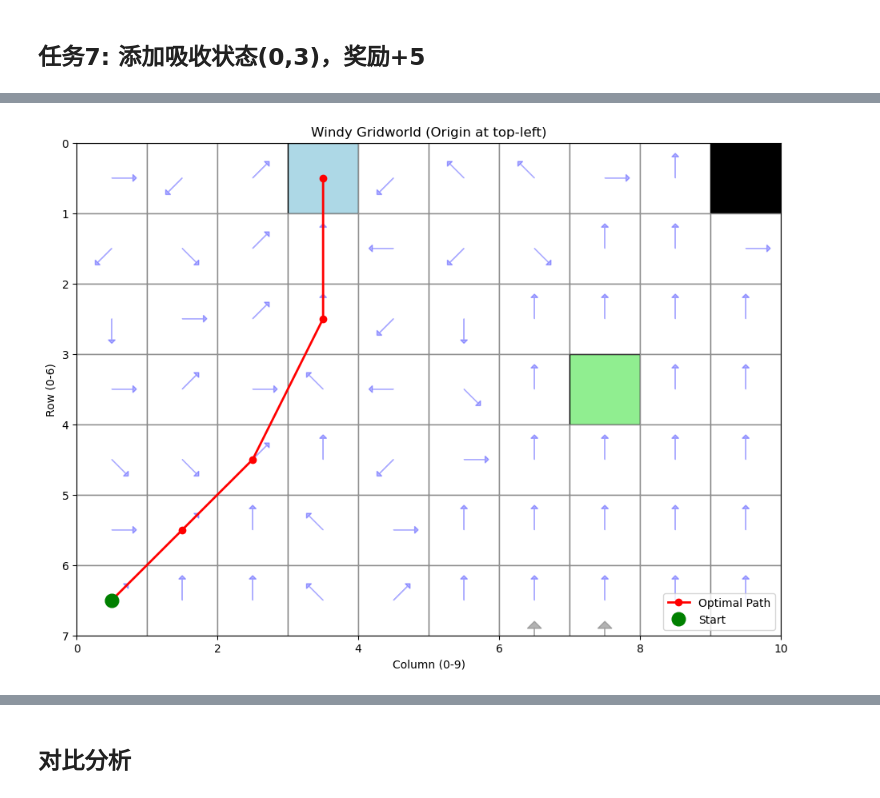
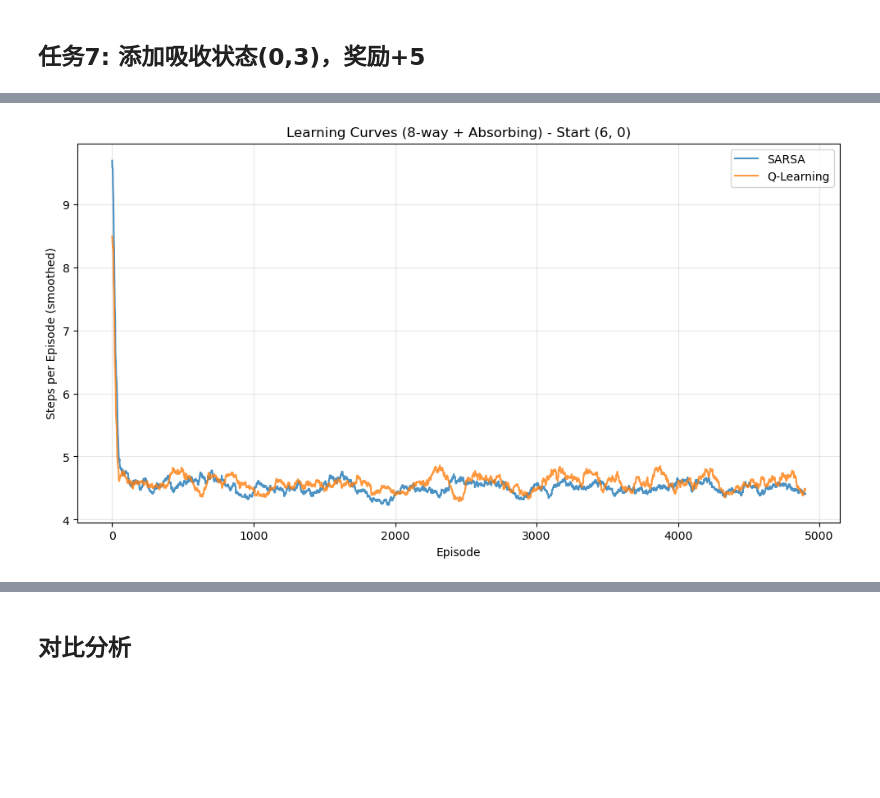
Before and after one commit to serenNan/HW, a Jupyter notebook: HW2_Solution.ipynb, the cells around one changed output, grey strips where cells are left out. Saved outputs shown, nothing was run; the diff lists cells and outputs as text; code cells hidden in the pictures; blank space fills up the shorter version.

```diff
--- a/HW2_Solution.ipynb
+++ b/HW2_Solution.ipynb
@@ -559,15 +620,53 @@ print("8向移动 + 吸收状态")
 print("="*60)
 
 for start in start_states:
-    print(f"\n起始位置: {start}")
+    print(f"\n{'='*60}")
+    print(f"起始位置: {start}")
+    print(f"{'='*60}")
 
-    Q_sarsa_abs, _ = sarsa(env_absorbing_king, start, episodes=5000, alpha=0.1, epsilon=0.1)
+    # SARSA
+    print("\n运行 SARSA (8向 + 吸收状态)...")
+    Q_sarsa_abs, steps_sarsa_abs = sarsa(env_absorbing_king, start, episodes=5000, alpha=0.1, epsilon=0.1)
     policy_sarsa_abs = get_optimal_policy(Q_sarsa_abs, env_absorbing_king)
     path_sarsa_abs = get_optimal_path(policy_sarsa_abs, env_absorbing_king, start)
-    print(f"SARSA 路径长度: {len(path_sarsa_abs)} 步")
+    print(f"SARSA 路径长度: {len(path_sarsa_abs)-1} 步")
     print(f"路径: {path_sarsa_abs}")
 
+    # Q-Learning
+    print("\n运行 Q-Learning (8向 + 吸收状态)...")
+    Q_qlearn_abs, steps_qlearn_abs = q_learning(env_absorbing_king, start, episodes=5000, alpha=0.1, epsilon=0.1)
+    policy_qlearn_abs = get_optimal_policy(Q_qlearn_abs, env_absorbing_king)
+    path_qlearn_abs = get_optimal_path(policy_qlearn_abs, env_absorbing_king, start)
+    print(f"Q-Learning 路径长度: {len(path_qlearn_abs)-1} 步")
+    print(f"路径: {path_qlearn_abs}")
+
+    # 对比分析
+    print("\n" + "-"*60)
+    print("对比分析:")
+    print("-"*60)
+    print(f"路径长度是否一致: {'是' if len(path_sarsa_abs) == len(path_qlearn_abs) else '否'}")
+    print(f"  SARSA: {len(path_sarsa_abs)-1} 步")
+    print(f"  Q-Learning: {len(path_qlearn_abs)-1} 步")
+
+    # 检查是否经过吸收状态
+    sarsa_via_absorbing = (0, 3) in path_sarsa_abs
+    qlearn_via_absorbing = (0, 3) in path_qlearn_abs
+    print(f"\n路径是否经过吸收状态(0,3):")
+    print(f"  SARSA: {'是' if sarsa_via_absorbing else '否'}")
+    print(f"  Q-Learning: {'是' if qlearn_via_absorbing else '否'}")
+
+    # 绘制学习曲线
+    print("\n绘制学习曲线...")
+    plot_learning_curve([steps_sarsa_abs, steps_qlearn_abs],
+                       f'Learning Curves (8-way + Absorbing) - Start {start}',
+                       ['SARSA', 'Q-Learning'])
+
+    # 可视化
+    print("\n生成策略可视化...")
+    print("SARSA 策略:")
     visualize_gridworld(env_absorbing_king, path=path_sarsa_abs, policy=policy_sarsa_abs)
+    print("Q-Learning 策略:")
+    visualize_gridworld(env_absorbing_king, path=path_qlearn_abs, policy=policy_qlearn_abs)
 
 # 4向移动
 print("\n" + "="*60)
@@ -575,15 +674,53 @@ print("4向移动 + 吸收状态")
 print("="*60)
 
 for start in start_states:
-    print(f"\n起始位置: {start}")
+    print(f"\n{'='*60}")
+    print(f"起始位置: {start}")
+    print(f"{'='*60}")
 
-    Q_sarsa_abs_rook, _ = sarsa(env_absorbing_rook, start, episodes=5000, alpha=0.1, epsilon=0.1)
+    # SARSA
+    print("\n运行 SARSA (4向 + 吸收状态)...")
+    Q_sarsa_abs_rook, steps_sarsa_abs_rook = sarsa(env_absorbing_rook, start, episodes=5000, alpha=0.1, epsilon=0.1)
     policy_sarsa_abs_rook = get_optimal_policy(Q_sarsa_abs_rook, env_absorbing_rook)
     path_sarsa_abs_rook = get_optimal_path(policy_sarsa_abs_rook, env_absorbing_rook, start)
-    print(f"SARSA 路径长度: {len(path_sarsa_abs_rook)} 步")
+    print(f"SARSA 路径长度: {len(path_sarsa_abs_rook)-1} 步")
     print(f"路径: {path_sarsa_abs_rook}")
 
+    # Q-Learning
+    print("\n运行 Q-Learning (4向 + 吸收状态)...")
+    Q_qlearn_abs_rook, steps_qlearn_abs_rook = q_learning(env_absorbing_rook, start, episodes=5000, alpha=0.1, epsilon=0.1)
+    policy_qlearn_abs_rook = get_optimal_policy(Q_qlearn_abs_rook, env_absorbing_rook)
+    path_qlearn_abs_rook = get_optimal_path(policy_qlearn_abs_rook, env_absorbing_rook, start)
+    print(f"Q-Learning 路径长度: {len(path_qlearn_abs_rook)-1} 步")
+    print(f"路径: {path_qlearn_abs_rook}")
+
+    # 对比分析
+    print("\n" + "-"*60)
+    print("对比分析:")
+    print("-"*60)
+    print(f"路径长度是否一致: {'是' if len(path_sarsa_abs_rook) == len(path_qlearn_abs_rook) else '否'}")
+    print(f"  SARSA: {len(path_sarsa_abs_rook)-1} 步")
+    print(f"  Q-Learning: {len(path_qlearn_abs_rook)-1} 步")
+
+    # 检查是否经过吸收状态
+    sarsa_via_absorbing = (0, 3) in path_sarsa_abs_rook
+    qlearn_via_absorbing = (0, 3) in path_qlearn_abs_rook
+    print(f"\n路径是否经过吸收状态(0,3):")
+    print(f"  SARSA: {'是' if sarsa_via_absorbing else '否'}")
+    print(f"  Q-Learning: {'是' if qlearn_via_absorbing else '否'}")
+
+    # 绘制学习曲线
+    print("\n绘制学习曲线...")
+    plot_learning_curve([steps_sarsa_abs_rook, steps_qlearn_abs_rook],
+                       f'Learning Curves (4-way + Absorbing) - Start {start}',
+                       ['SARSA', 'Q-Learning'])
+
+    # 可视化
+    print("\n生成策略可视化...")
+    print("SARSA 策略:")
     visualize_gridworld(env_absorbing_rook, path=path_sarsa_abs_rook, policy=policy_sarsa_abs_rook)
+    print("Q-Learning 策略:")
+    visualize_gridworld(env_absorbing_rook, path=path_qlearn_abs_rook, policy=policy_qlearn_abs_rook)
 # %% [output]
 ============================================================
 任务7: 添加吸收状态(0,3)，奖励+5
@@ -599 +742 @@ SARSA 路径长度: 5 步
-[figure, old version]
+[figure, new version]
```
Also changed, not shown: parts of 4 cells of this notebook.
